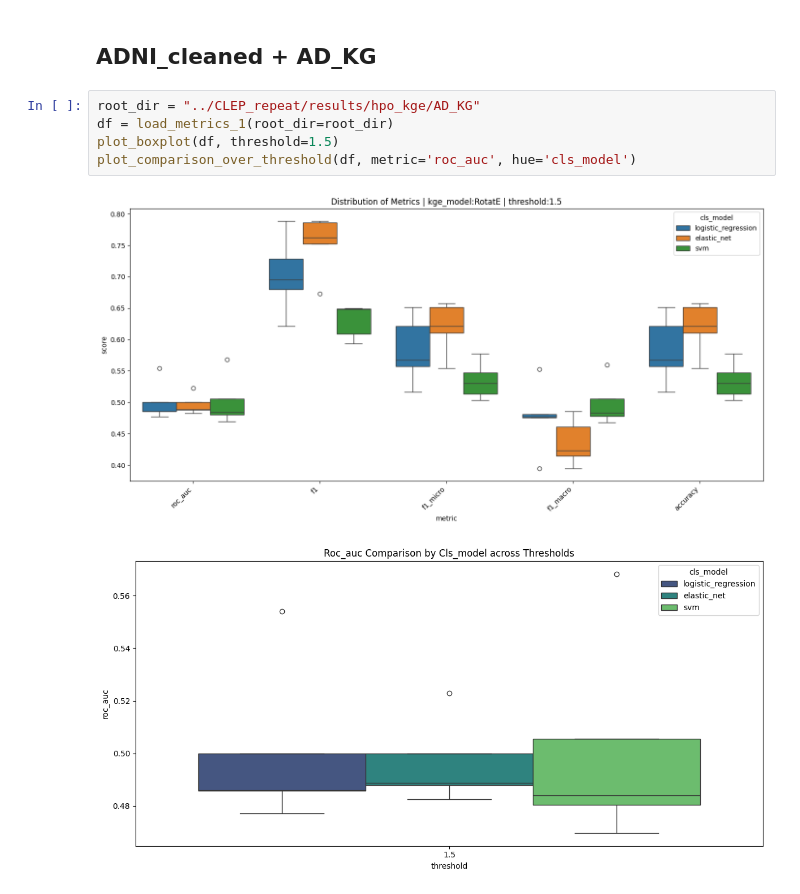
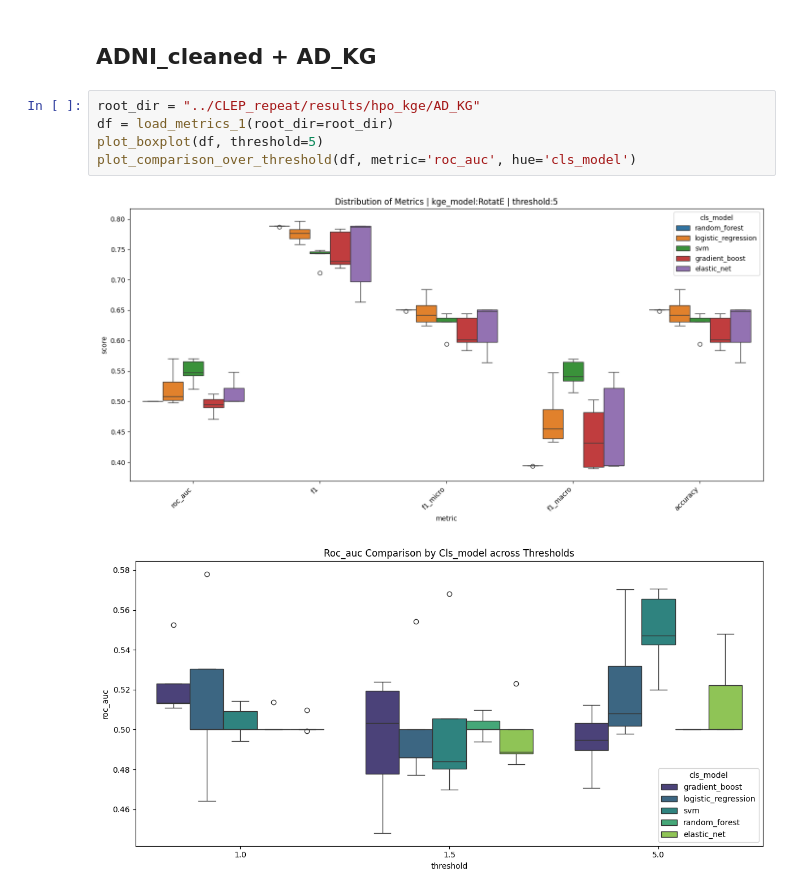
Before and after one commit to Xiaoxuan-Yu-ty/HybridKG, a Jupyter notebook: CLEP_repeat/visualize.ipynb, the cells around one changed output. Saved outputs shown, nothing was run; the diff lists cells and outputs as text.

```diff
--- a/CLEP_repeat/visualize.ipynb
+++ b/CLEP_repeat/visualize.ipynb
@@ -406,8 +406,8 @@ plot_comparison_over_threshold(df, metric='roc_auc', hue='cls_model')
 # %%
 root_dir = "../CLEP_repeat/results/hpo_kge/AD_KG"
 df = load_metrics_1(root_dir=root_dir)
-plot_boxplot(df, threshold=1.5)
+plot_boxplot(df, threshold=5)
 plot_comparison_over_threshold(df, metric='roc_auc', hue='cls_model')
 # %% [output]
-[figure, old version]
+[figure, new version]
-[figure, old version]
+[figure, new version]
```
Also changed, not shown: 2 other files.
